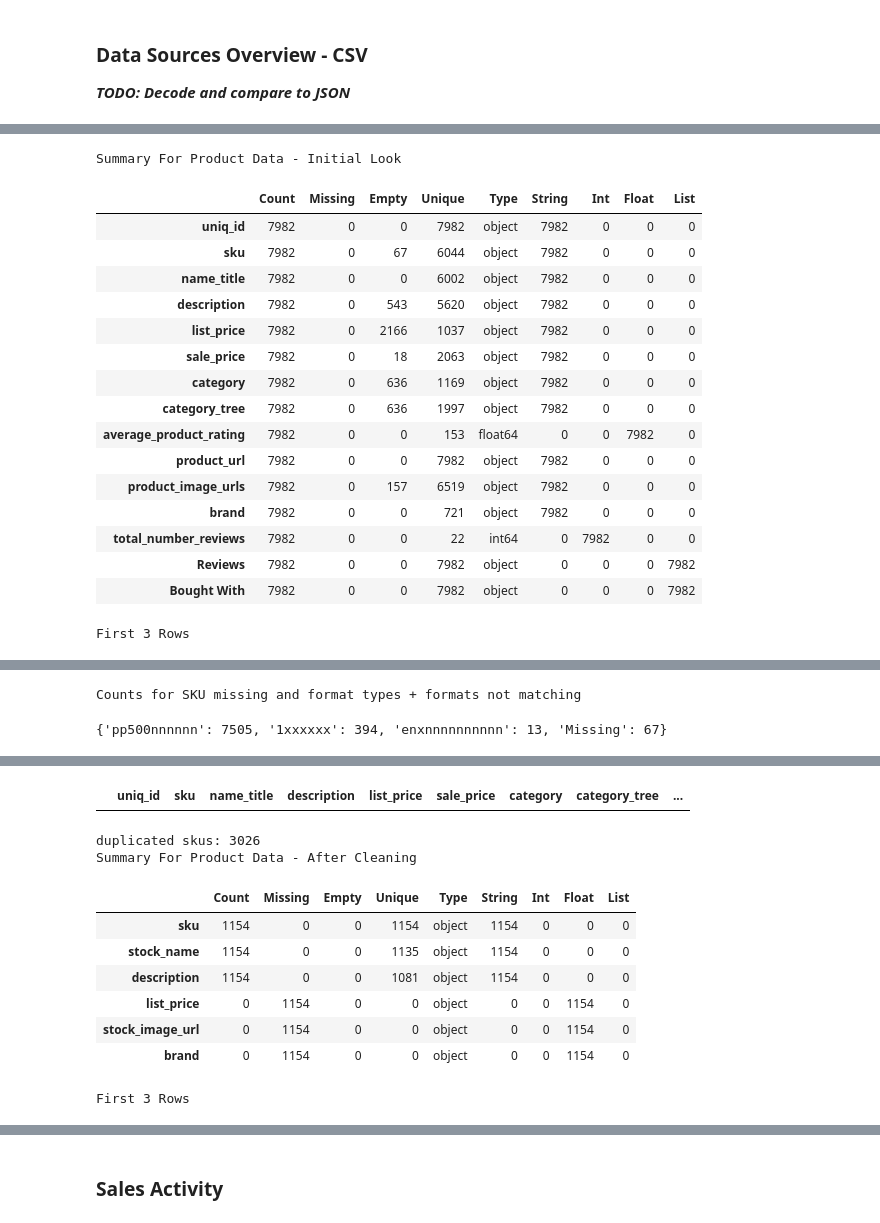
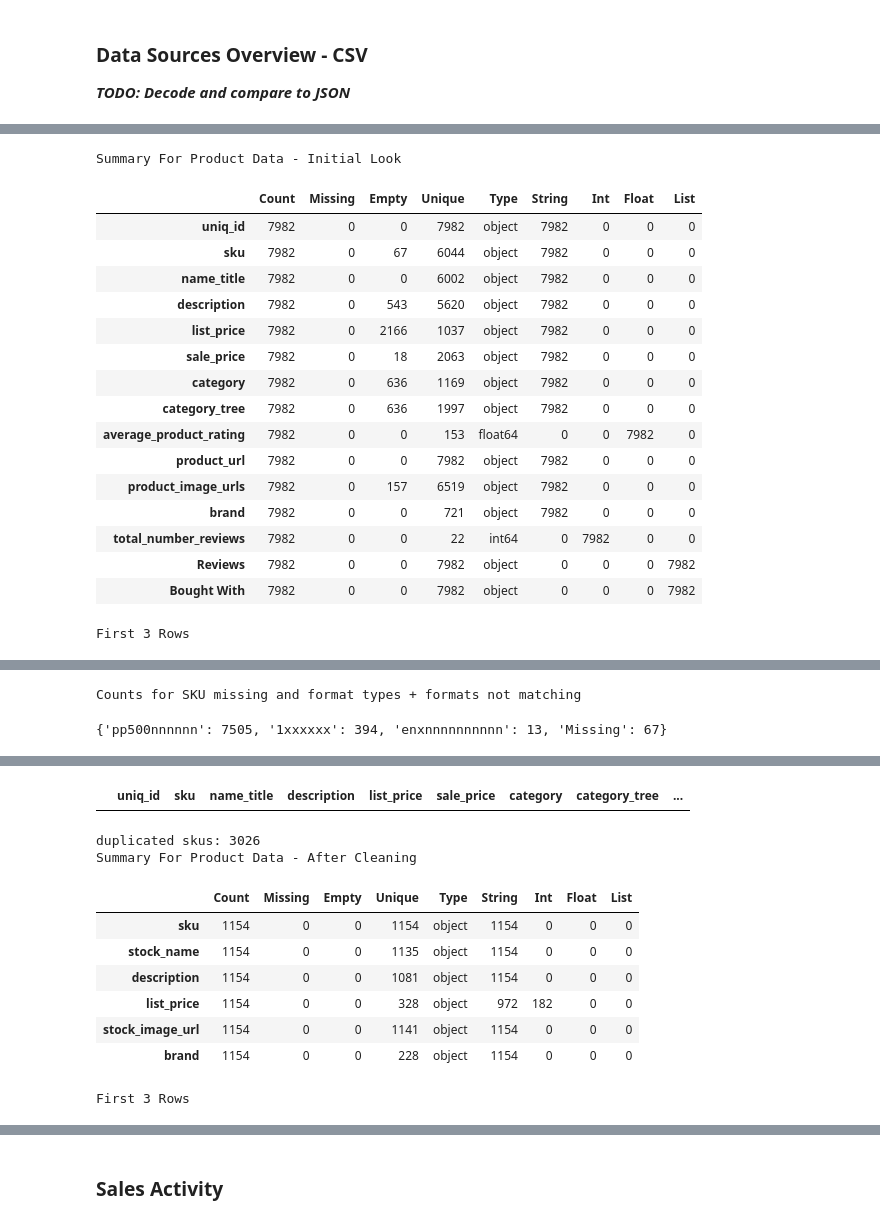
Before and after one commit to StuartG24/Retail_Data_Analysis, a Jupyter notebook: Report_Draft.ipynb, the cells around one changed output, grey strips where cells are left out. Cells and saved outputs as stored; diff of their text form; code cells hidden in the pictures.

Commit message:
Stock finished

```diff
--- a/Report_Draft.ipynb
+++ b/Report_Draft.ipynb
@@ -308,15 +288,7 @@ missing_flag = 'Missing'
 stock_df.replace('', missing_flag, inplace=True)
 stock_df.fillna(missing_flag, inplace=True)
 
-# Find and flag missing SKU
-#stock_df['sku'] = stock_df['sku'].replace('', 'Missing')
-#missing_sku = products_df[products_df['sku'] == 'Missing']
-#print(f'Missing SKU count: {len(missing_sku)}')
-#display(missing_sku)
-
 # Count missing and check formats of SKU
-#regex_filter = r'^pp\d{9}'  # ppnnnnnnnnn - 7505 out
-#filtered = products_df[~products_df['sku'].str.contains(regex_filter, na=False)]
 sku_formats = {'pp500nnnnnn': r'^pp500\d{6}',
                 '1xxxxxx': r'^1\w{6}',
                 'enxnnnnnnnnnn': r'^en\D\d{10}',
@@ -356,18 +328,13 @@ stock_df = stock_df.rename(columns={'name_title': 'stock_name', 'description': '
                                     'brand': 'brand'})
 
 
-# Remove duplicated sku rows, checking consistency of each column
-#sku_groups = stock_df.groupby('sku')
-#duplicated_sku = len(sku_groups.filter(lambda sku: len(sku) > 1))
-#print(f'duplicated skus: {duplicated_sku }')
-
-#stock_df['description'] = stock_df['description'].replace('', 'Missing').fillna('Missing')
-
-
+# Remove duplicated sku ids rows
+# Checking consistency of the other columns
 sku_duplicated = stock_df.groupby('sku').filter(lambda sku: len(sku) > 1)
 print(f'duplicated skus: {len(sku_duplicated) }')
 sku_groups_dup = sku_duplicated.groupby('sku')
 
+# Iterate through all grouped sku ids and validate, select the individual column values
 new_stock_df = stock_df.head(0).copy()
 for sku, group in sku_groups_dup:
     new_sku = stock_df.head(0).copy()
@@ -381,29 +348,40 @@ for sku, group in sku_groups_dup:
     else:
         new_sku.at[0, 'description'] = 'No Description Available'
     # list_price
+    non_empty = group[group['list_price'] != missing_flag]
+    if(len(non_empty) != 0):
+        most_frequent = non_empty['list_price'].value_counts().idxmax()
+        new_sku.at[0, 'list_price'] = most_frequent
+    else:
+        new_sku.at[0, 'list_price'] = 0
+    # stock_image_url
+    non_empty = group[group['stock_image_url'] != missing_flag]
+    if(len(non_empty) != 0):
+        most_frequent = non_empty['stock_image_url'].value_counts().idxmax()
+        new_sku.at[0, 'stock_image_url'] = most_frequent
+    else:
+        new_sku.at[0, 'stock_image_url'] = 'No URL Available'
+    # brand
+    non_empty = group[group['brand'] != missing_flag]
+    if(len(non_empty) != 0):
+        new_sku.at[0, 'brand'] = non_empty['brand'].iloc[0]
+    else:
+        new_sku.at[0, 'brand'] = 'No Details Available'
+
+    # Add the single row to the temporary duplicated stock dataframe
     new_stock_df = pd.concat([new_stock_df, new_sku], ignore_index=True)
 
-
-'''
-    if group['stock_name'].nunique() > 1:
-        print(sku)
-        print(group['stock_name'])
-'''
-
-
-
-
-
-#stock_df['sku'] = stock_df['sku'].replace('', 'Missing')
-columns_checked = ['name_title', 'description', 'list_price', 'product_image_urls', 'brand']
-
+# Finally, copy the reduced stock list and set all fields to appropriate types
+stock_df = new_stock_df.copy()
+stock_df['list_price'] = pd.to_numeric(stock_df['list_price'], errors='coerce')
 
 # Print the file and data fields
 print_full_summary('Summary For Product Data - After Cleaning', new_stock_df)
 
 # Tidy up
-del counts, filtered, matched, regex_pattern, sku_format, sku_formats
-del sku_count, missing_sku, row, new_id
+del counts, filtered, matched, regex_pattern, sku_format, sku_formats, missing_flag, non_empty
+del sku_count, missing_sku, row, new_id, most_frequent
+del new_sku, new_stock_df, columns_not_required, sku, sku_duplicated, sku_groups_dup, group
 # %% [output]
 Summary For Product Data - Initial Look
 |  | Count | Missing | Empty | Unique | Type | String | Int | Float | List |
@@ -413,35 +391,35 @@ Summary For Product Data - Initial Look
 | description | 7982 | 0 | 543 | 5620 | object | 7982 | 0 | 0 | 0 |
 | list_price | 7982 | 0 | 2166 | 1037 | object | 7982 | 0 | 0 | 0 |
 | sale_price | 7982 | 0 | 18 | 2063 | object | 7982 | 0 | 0 | 0 |
 | category | 7982 | 0 | 636 | 1169 | object | 7982 | 0 | 0 | 0 |
 | category_tree | 7982 | 0 | 636 | 1997 | object | 7982 | 0 | 0 | 0 |
 | average_product_rating | 7982 | 0 | 0 | 153 | float64 | 0 | 0 | 7982 | 0 |
 | product_url | 7982 | 0 | 0 | 7982 | object | 7982 | 0 | 0 | 0 |
 | product_image_urls | 7982 | 0 | 157 | 6519 | object | 7982 | 0 | 0 | 0 |
 | brand | 7982 | 0 | 0 | 721 | object | 7982 | 0 | 0 | 0 |
 | total_number_reviews | 7982 | 0 | 0 | 22 | int64 | 0 | 7982 | 0 | 0 |
 | Reviews | 7982 | 0 | 0 | 7982 | object | 0 | 0 | 0 | 7982 |
 | Bought With | 7982 | 0 | 0 | 7982 | object | 0 | 0 | 0 | 7982 |
 First 3 Rows
 |  | uniq_id | sku | name_title | description | list_price | sale_price | category | category_tree | ... |
 | 0 | b6c0b6bea69c722939585baeac73c13d | pp5006380337 | Alfred Dunner® Essential Pull On ... | You'll return to our Alfred Dunne... | 41.09 | 24.16 | alfred dunner | jcpenney|women|alfred dunner | ... |
 | 1 | 93e5272c51d8cce02597e3ce67b7ad0a | pp5006380337 | Alfred Dunner® Essential Pull On ... | You'll return to our Alfred Dunne... | 41.09 | 24.16 | alfred dunner | jcpenney|women|alfred dunner | ... |
 | 2 | 013e320f2f2ec0cf5b3ff5418d688528 | pp5006380337 | Alfred Dunner® Essential Pull On ... | You'll return to our Alfred Dunne... | 41.09 | 24.16 | view all | jcpenney|women|view all | ... |
 Counts for SKU missing and format types + formats not matching
 {'pp500nnnnnn': 7505, '1xxxxxx': 394, 'enxnnnnnnnnnn': 13, 'Missing': 67}
 |  | uniq_id | sku | name_title | description | list_price | sale_price | category | category_tree | ... |
 | 2269 | 9fa199671d88a2a3cddd06a0dac02763 | 0903a80 | KitchenAid® Artisan® 5-qt. Stand ... | The mixer you've always dreamed o... | 604.31 | 423.01 | small appliances | jcpenney|for-the-home|small appli... | ... |
 | 3984 | 4875e80ad4e5d0d8970850046a4c8b8c | PP100000902 | Alyx® Gauze Print Tank Top or Mil... | Missing | Missing | 24.1633 | outfits you'll love | jcpenney|women|outfits you'll love | ... |
 | 7884 | 6dcebbf40f3195554080edced28d401b | 0903a80 | KitchenAid® Artisan® 5-qt. Stand ... | The mixer you've always dreamed o... | Missing | 604.31 | wedding | jcpenney|wedding | ... |
 |  | uniq_id | sku | name_title | description | list_price | sale_price | category | category_tree | ... |
 duplicated skus: 3026
 Summary For Product Data - After Cleaning
 |  | Count | Missing | Empty | Unique | Type | String | Int | Float | List |
 | sku | 1154 | 0 | 0 | 1154 | object | 1154 | 0 | 0 | 0 |
 | stock_name | 1154 | 0 | 0 | 1135 | object | 1154 | 0 | 0 | 0 |
 | description | 1154 | 0 | 0 | 1081 | object | 1154 | 0 | 0 | 0 |
-| list_price | 0 | 1154 | 0 | 0 | object | 0 | 0 | 1154 | 0 |
-| stock_image_url | 0 | 1154 | 0 | 0 | object | 0 | 0 | 1154 | 0 |
-| brand | 0 | 1154 | 0 | 0 | object | 0 | 0 | 1154 | 0 |
+| list_price | 1154 | 0 | 0 | 328 | object | 972 | 182 | 0 | 0 |
+| stock_image_url | 1154 | 0 | 0 | 1141 | object | 1154 | 0 | 0 | 0 |
+| brand | 1154 | 0 | 0 | 228 | object | 1154 | 0 | 0 | 0 |
 First 3 Rows
 |  | sku | stock_name | description | list_price | stock_image_url | brand |
```
Also changed, not shown: parts of 3 cells of this notebook.
